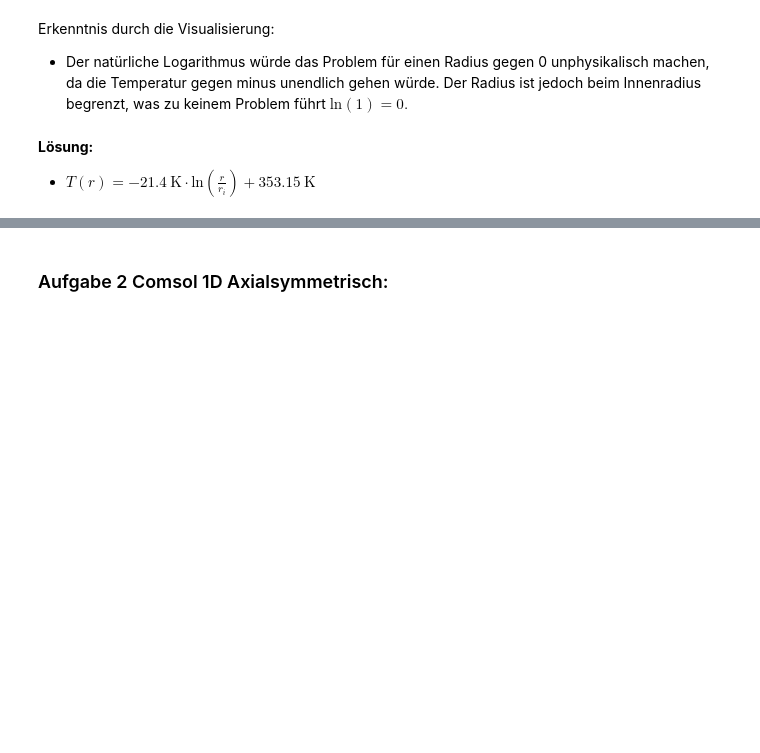
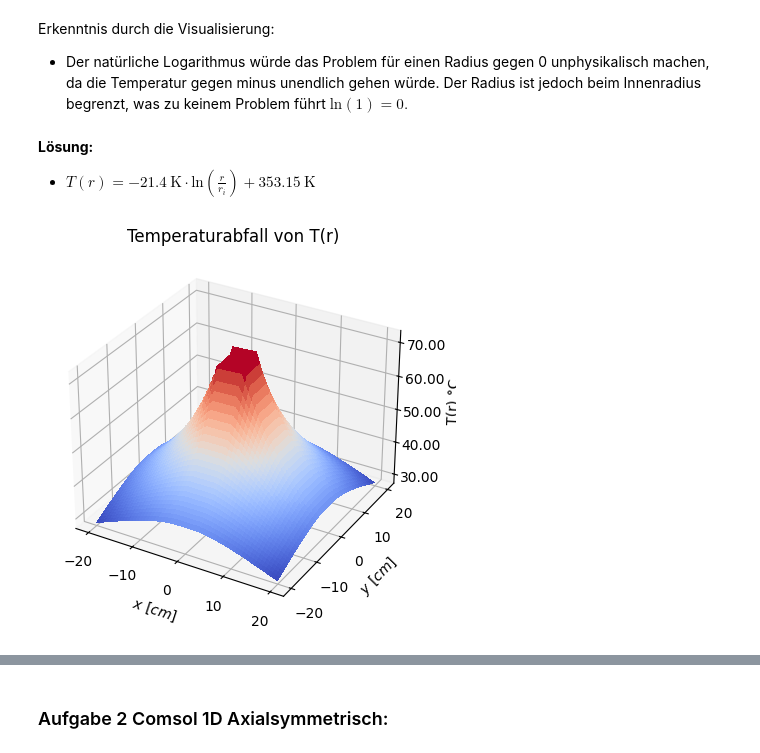
Before and after one commit to HansPeter21/CoP_Abgabe, a Jupyter notebook: Bericht_Mauro_Schegg.ipynb, the cells around one changed output, grey strips where cells are left out. Drawn from its saved outputs; the diff is of its cells as text; code cells hidden in the pictures; blank space fills up the shorter version.

```diff
--- a/Bericht_Mauro_Schegg.ipynb
+++ b/Bericht_Mauro_Schegg.ipynb
@@ -84,33 +86,35 @@ Erkenntnis durch die Visualisierung:
 # %%
 fig, ax = plt.subplots(subplot_kw={"projection": "3d"})
 
 ri = 0.025  # Innenradius [m]
 
 # Einstellungen für die Anzeige
 
 x1 = np.arange(0.025, 0.2, 0.001)
 x2 = np.arange(-0.20, -0.025, 0.001)
 
 y1 = np.arange(0.025, 0.2, 0.001)
 y2 = np.arange(-0.20, -0.025, 0.001)
 
 Y = np.concatenate([y2, y1])
 X = np.concatenate([x2, x1])
 X, Y = np.meshgrid(X, Y)
 R = np.sqrt(X**2 + Y**2)
 T = -21.4 * np.log(R / ri) + 80
 
 # Plot der Figur
-surf = ax.plot_surface(X, Y, T, cmap=cm.coolwarm, linewidth=0, antialiased=False)
+surf = ax.plot_surface(X*100, Y*100, T, cmap=cm.coolwarm, linewidth=0, antialiased=False)
 
 # A StrMethodFormatter is used automatically
 ax.zaxis.set_major_formatter("{x:.02f}")
 
-ax.set_xlabel("$x~[m]$")
-ax.set_ylabel("$y~[m]$")
+ax.set_xlabel("$x~[cm]$")
+ax.set_ylabel("$y~[cm]$")
 ax.set_zlabel("T(r) °C")
 plt.title("Temperaturabfall von T(r)")
 plt.show()
+# %% [output]
+[figure, added]
 # %%
 T = lambda r: -21.4 *np.log(r/0.025)+80
 r = np.linspace(0.025,0.045)
```
Also changed, not shown: parts of 20 cells of this notebook.
